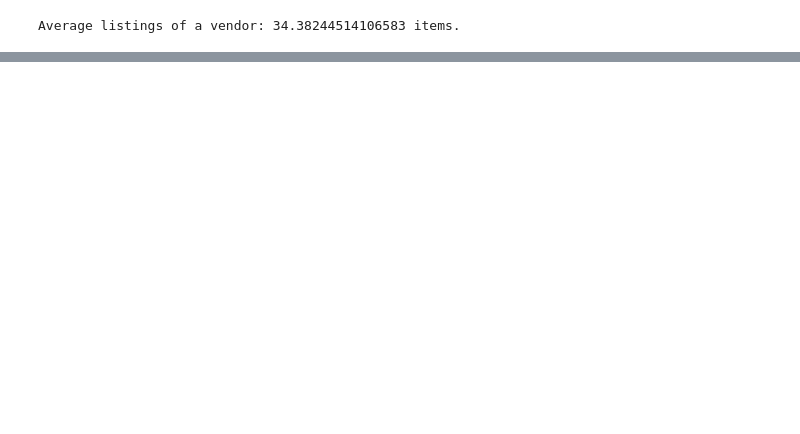
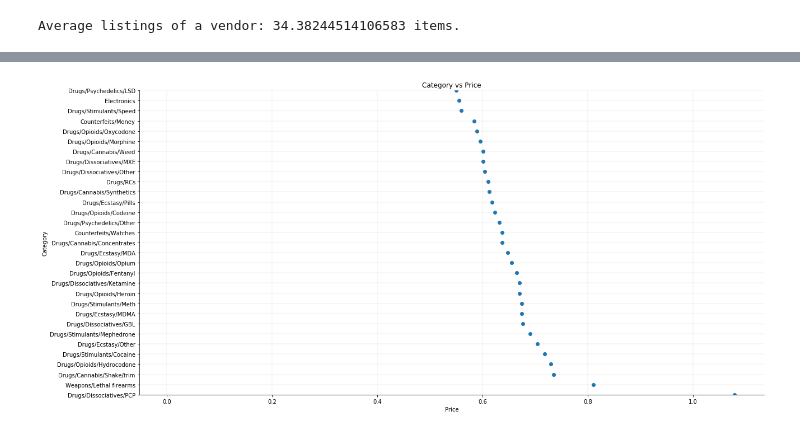
Before and after one commit to kobilvovsky/Data-Science-Project, a Jupyter notebook: Project Darknet Marketplace.ipynb, the cells around one changed output, grey strips where cells are left out. Drawn from its saved outputs; the diff is of its cells as text; code cells hidden in the pictures; blank space fills up the shorter version.

```diff
--- a/Project Darknet Marketplace.ipynb
+++ b/Project Darknet Marketplace.ipynb
@@ -71,3 +90,17 @@ sns.countplot(y=df.loc[df.Vendor.isin(df["Origin"].value_counts().index[0:30]),"
 # %%
 #pie table of listings per origin
 #pie table of listing per destination
+# %%
+
+
+df = df.drop(df[df['Price'].isnull()].index)
+
+df['Price'] = df['Price'].astype('float')
+priceCat = df.groupby('Category')['Price'].mean().reset_index(name='Price')
+priceCat = priceCat.sort_values(by=['Price'], ascending=False)
+
+fig, plot = plt.subplots(figsize=(10, 5))
+plot.grid(color='grey', linestyle='-', linewidth=0.25, alpha=0.5)
+priceCat[:50].plot.scatter('Price', 'Category', c = "darkgreen", s = 8)
+plt.xlabel('Price')
+plt.ylabel('Category')
@@ -73,0 +111,25 @@ sns.countplot(y=df.loc[df.Vendor.isin(df["Origin"].value_counts().index[0:30]),"
+# %%
+df = df.drop(df[df['Price'].isnull()].index)
+
+df['Price'] = df['Price'].astype('float')
+priceCat = df.groupby('Category')['Price'].mean().reset_index(name='Price')
+priceCat = priceCat.sort_values(by=['Price'], ascending=False)
+
+def scatterplot(df, x_dim, y_dim):
+  x = df[x_dim]
+  y = df[y_dim]
+  fig, ax = plt.subplots(figsize=(20, 10))
+  ax.scatter(x, y)
+  ax.set_ylim(0,30)
+  ax.set_title('Category vs Price')
+  ax.set_xlabel('Price')
+  ax.set_ylabel('Category')
+  ax.spines['top'].set_visible(False)
+  ax.spines['right'].set_visible(False)
+  ax.grid(color='grey', linestyle='-', linewidth=0.25, alpha=0.5)
+
+  plt.show()
+
+scatterplot(priceCat, 'Price', 'Category')
+# %% [output]
+[figure, added]
```
Also changed, not shown: parts of 6 cells of this notebook.
